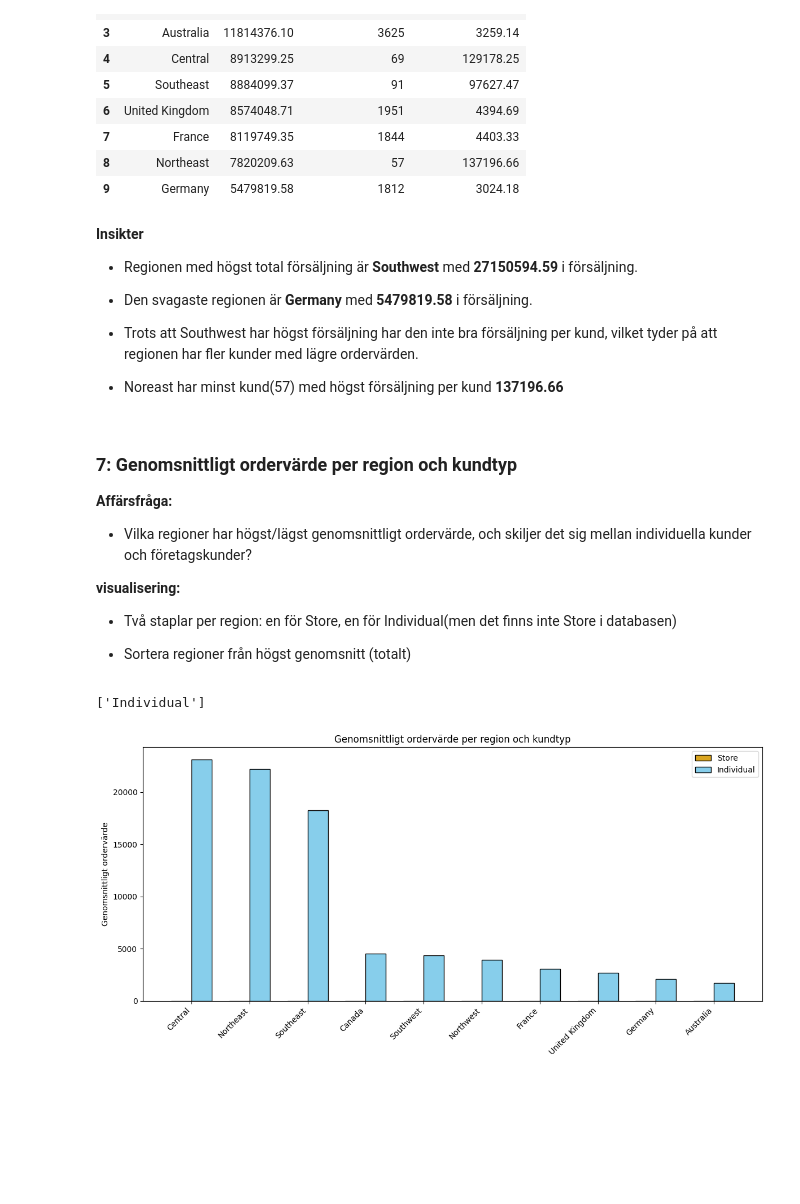
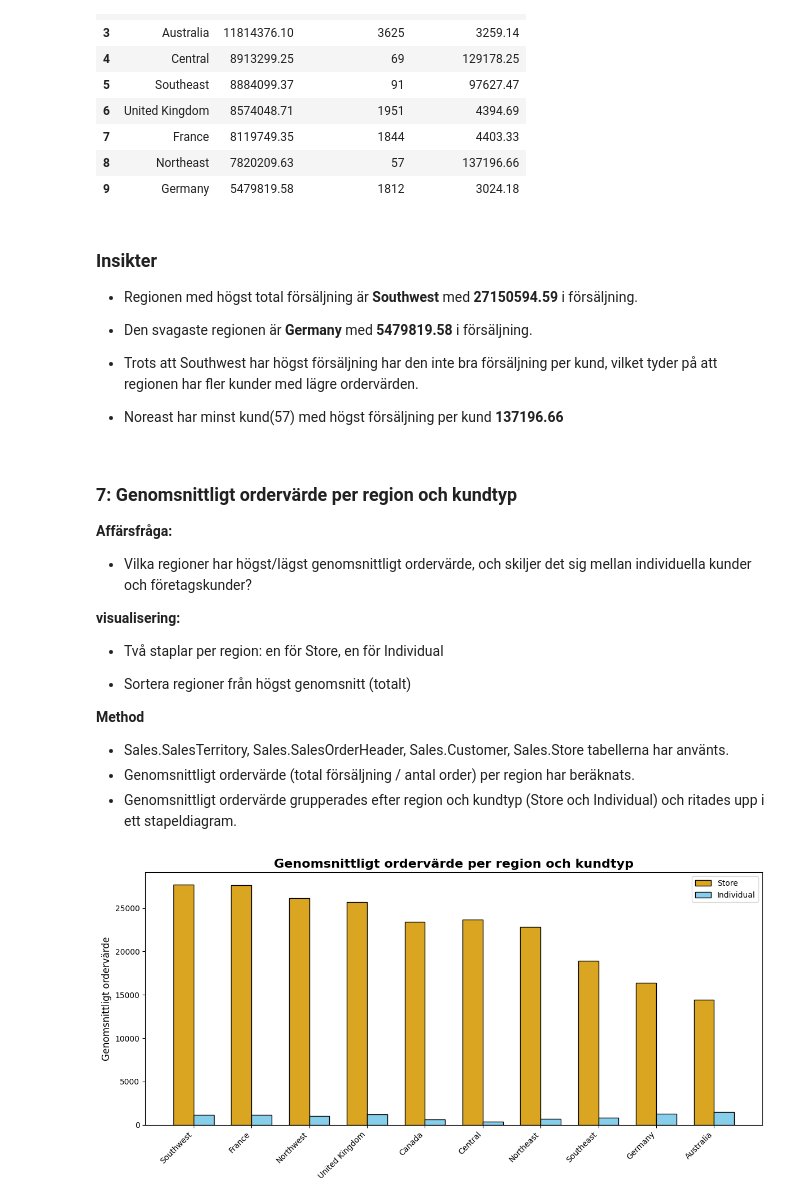
Before and after one commit to MstAnarkoli/Data-Science-Project-Adventure-Works-SQL-exam, a Jupyter notebook: notebooks/report.ipynb, the cells around one changed output. Cells and saved outputs as stored; diff of their text form; code cells hidden in the pictures; blank space fills up the shorter version.

```diff
--- a/notebooks/report.ipynb
+++ b/notebooks/report.ipynb
@@ -404,7 +456,7 @@ df_region
 | 8 | Northeast | 7820209.63 | 57 | 137196.66 |
 | 9 | Germany | 5479819.58 | 1812 | 3024.18 |
 # %% [markdown]
-**Insikter**
+### Insikter
 
 - Regionen med högst total försäljning är **Southwest** med **27150594.59** i försäljning.
 
@@ -422,37 +474,53 @@ df_region
 
 **visualisering:**
 
-- Två staplar per region: en för Store, en för Individual(men det finns inte Store i databasen)
+- Två staplar per region: en för Store, en för Individual
 
 - Sortera regioner från högst genomsnitt (totalt)
+
+**Method**
+- Sales.SalesTerritory, Sales.SalesOrderHeader, Sales.Customer, Sales.Store tabellerna har använts.
+- Genomsnittligt ordervärde (total försäljning / antal order) per region har  beräknats.
+- Genomsnittligt ordervärde grupperades efter region och kundtyp (Store och Individual) och ritades upp i ett stapeldiagram.
 # %%
 query = """
+WITH CustomerOrders AS (
+    SELECT
+        st.Name AS Region,
+        CASE
+            WHEN c.StoreID IS NOT NULL THEN 'Store'
+            ELSE 'Individual'
+        END AS CustomerType,
+        COUNT(*) AS OrderCount,
+        SUM(soh.TotalDue) AS TotalSales
+    FROM Sales.SalesOrderHeader AS soh
+    INNER JOIN Sales.SalesTerritory AS st
+        ON soh.TerritoryID = st.TerritoryID
+    INNER JOIN Sales.Customer AS c
+        ON soh.CustomerID = c.CustomerID
+    LEFT JOIN Sales.Store AS s
+        ON c.StoreID = s.BusinessEntityID
+    GROUP BY
+        st.Name,
+        CASE
+            WHEN c.StoreID IS NOT NULL THEN 'Store'
+            ELSE 'Individual'
+        END
+)
 SELECT
-    st.Name AS Region,
-    CASE
-        WHEN s.BusinessEntityID IS NOT NULL THEN 'Store'
-        ELSE 'Individual'
-    END AS CustomerType,
-    ROUND(SUM(soh.TotalDue) * 1.0 / COUNT(soh.SalesOrderID), 2) AS AvgOrderValue
-FROM Sales.SalesOrderHeader soh
-JOIN Sales.SalesTerritory st
-    ON soh.TerritoryID = st.TerritoryID
-JOIN Sales.Customer c
-    ON soh.CustomerID = c.CustomerID
-LEFT JOIN Sales.Store s
-    ON c.CustomerID = s.BusinessEntityID
-GROUP BY st.Name,
-         CASE
-             WHEN s.BusinessEntityID IS NOT NULL THEN 'Store'
-             ELSE 'Individual'
-         END
-ORDER BY AvgOrderValue DESC;
+    Region,
+    CustomerType,
+    ROUND(CAST(TotalSales AS DECIMAL(18,2)) / NULLIF(OrderCount, 0), 2) AS AvgOrderValue,
+    TotalSales,
+    OrderCount
+FROM CustomerOrders
+ORDER BY Region, CustomerType;
 
 """
 
 df_avg = pd.read_sql(query, engine)
 df_avg
-print(df_avg['CustomerType'].unique())
+
 
 region_order = df_avg.groupby('Region')['AvgOrderValue'].sum().sort_values(ascending=False).index
 df_avg['Region'] = pd.Categorical(df_avg['Region'], categories=region_order, ordered=True)
@@ -463,35 +531,35 @@ df_avg = df_avg.sort_values(['Region', 'CustomerType'])
 df_pivot = df_avg.pivot(index='Region', columns='CustomerType', values='AvgOrderValue').fillna(0)
 
 # Säkerställ att båda kolumnerna finns
 for col in ['Store', 'Individual']:
     if col not in df_pivot.columns:
         df_pivot[col] = 0
 
 # Rita grupperat stapeldiagram
 
 regions = df_pivot.index
 x = np.arange(len(regions))
 width = 0.35
 
 fig, ax = plt.subplots(figsize=(12,6))
 
 # Store staplar (burn yellow)
 ax.bar(x - width/2, df_pivot['Store'], width, label='Store', color="goldenrod", edgecolor='black', linewidth=1)
 
 # Individual staplar (skyblue)
 ax.bar(x + width/2, df_pivot['Individual'], width, label='Individual', color='skyblue', edgecolor='black', linewidth=1)
 
 ax.set_xticks(x)
 ax.set_xticklabels(regions, rotation=45, ha='right')
 
 
-ax.set_ylabel("Genomsnittligt ordervärde")
-plt.title("Genomsnittligt ordervärde per region och kundtyp")
+ax.set_ylabel("Genomsnittligt ordervärde", fontsize=12)
+
+plt.title("Genomsnittligt ordervärde per region och kundtyp", fontsize=16, fontweight="bold")
 plt.legend()
 
 plt.tight_layout()
 plt.show()
 # %% [output]
-['Individual']
-[figure, old version]
+[figure, new version]
 # %% [markdown]
```
Also changed, not shown: parts of 21 cells of this notebook, 1 other file.
